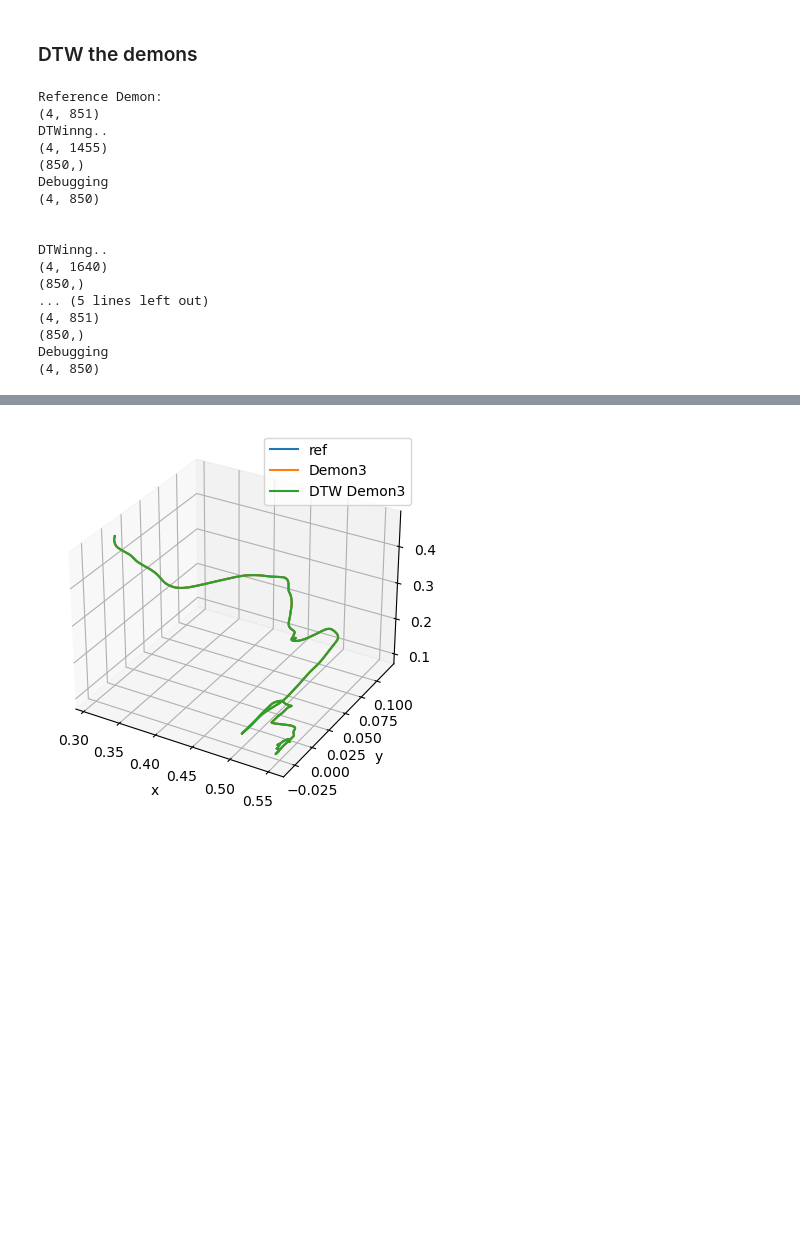
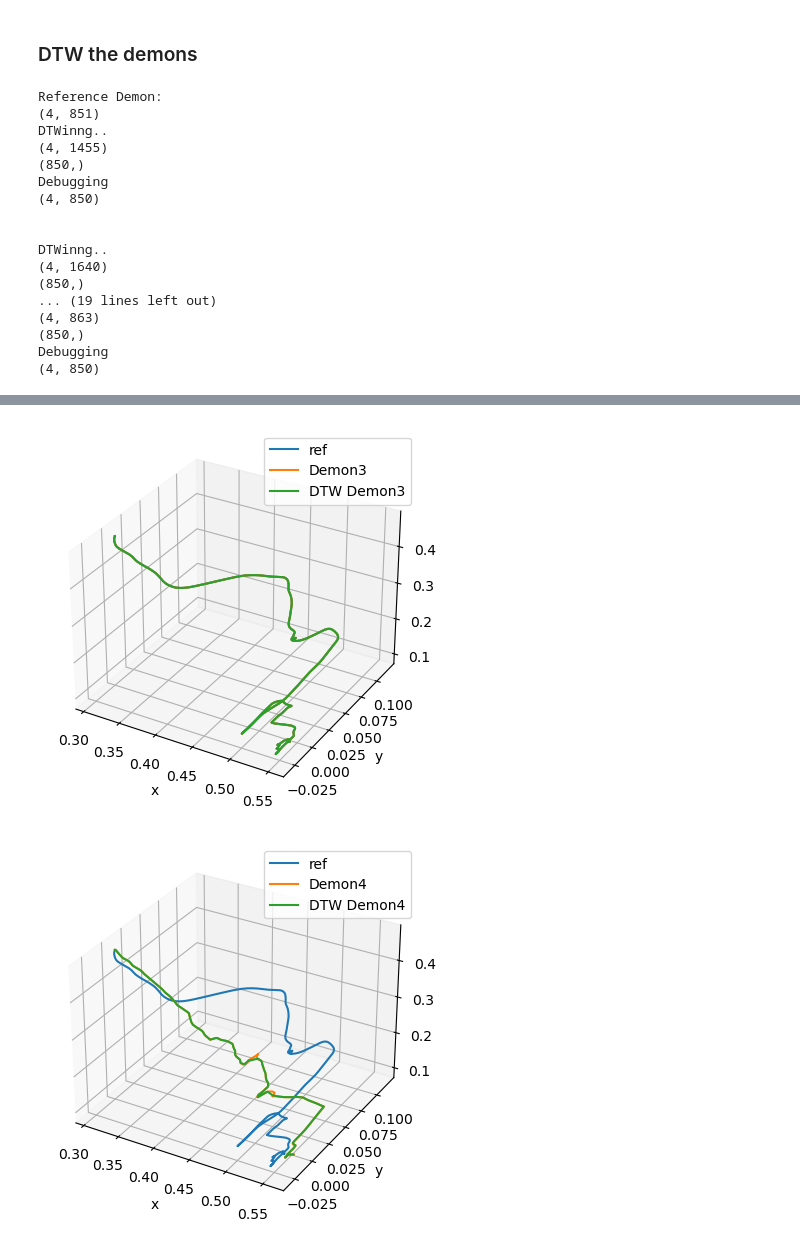
Before and after one commit to zizowasfy/TP-GMM, a Jupyter notebook: scripts/demons_to_samples.ipynb, the cells around one changed output, grey strips where cells are left out. Cells and saved outputs as stored; diff of their text form; code cells hidden in the pictures; blank space fills up the shorter version.

```diff
--- a/scripts/demons_to_samples.ipynb
+++ b/scripts/demons_to_samples.ipynb
@@ -6,14 +6,15 @@ import numpy as np
 import matplotlib.pyplot as plt
 from math import sqrt
 from sys import platform
+
 # from franka_msgs.msg import FrankaState
 
 print(platform)
 if platform == "linux":
     main_dir = "/home/zizo/Disassembly Teleop/"
-    TPGMM_dir = "/home/zizo/myGithubRepos/TP-GMM/data/"
+    TPGMM_dir = "/home/zizo/haptics-ctrl_ws/src/tp_gmm/data/"
 elif platform == "win32":
     main_dir = "C:/Users/AWasf/OneDrive/Desktop/PhD Lab Work/Disassembly-Teleop/"
-    TPGMM_dir = "C:/Users/AWasf/OneDrive/Desktop/PhD Lab Work/TP-GMM/data/"
+    TPGMM_dir = "C:/Users/AWasf/OneDrive/Desktop/PhD Lab Work/tp_gmm/data/"
 # %% [output]
 linux
@@ -19,0 +23,17 @@ linux
+# %%
+# Getting the task_name from tp-gmm.py
+import pickle
+
+with open('/home/zizo/haptics-ctrl_ws/src/tp_gmm/scripts/demons_info1.pkl', 'rb') as fp:
+    demons_info = pickle.load(fp)
+    print(demons_info)
+task_name = demons_info['task_name']
+print("task_name: ", task_name)
+
+#
+import os
+
+nbdemons = 0
+for filename in os.listdir(main_dir + "Demons/" + task_name + "/action"):
+    nbdemons += 1
+print("Number of Demons: ", nbdemons)
@@ -20,8 +44,9 @@ linux
 # %% [markdown]
 ### 3D
 # %%
-for d in range(1,4):
-    task_name = "Rcover"
+ref_demon = {'ref':'', 'ref_nbpoints': 100000, 'nbDemons': nbdemons} # Choosing the shortest demon to be the reference in DTW
+for d in range(1, nbdemons+1):
+    # task_name = "Rcover"
     task_num = str(d)
 
     demon_bag = rosbag.Bag(main_dir + "Demons/" + task_name + "/action/Franka_Stage2_" + task_name + "_action_Demon" + task_num + ".bag", 'r')
@@ -56,6 +81,9 @@ for d in range(1,4):
         msg_count += 1
     demon_bag.close()
     print("Number of data points in Demo {}: {}".format(task_num, msg_count))
+    if (msg_count < ref_demon['ref_nbpoints']):
+        ref_demon["ref"] = "Demon" + str(d)
+        ref_demon["ref_nbpoints"] = msg_count
 
     # Filling in b matrix & A matrix for frame 1
     conc_arr_frame1_b = np.ones((4, msg_count)) * arr_frame1_b
@@ -97,6 +125,11 @@ for d in range(1,4):
         data = f.read(); data = data.replace(' ', ',')
     with open(r"{}".format(TPGMM_dir) + "Demon" + task_num + "_sample_frame2_A.txt", 'w') as f:
         f.write(data)
+
+print("Reference Demon:")
+print(ref_demon)
+with open('/home/zizo/haptics-ctrl_ws/src/tp_gmm/scripts/demons_info2.pkl', 'wb') as fp:
+    pickle.dump(ref_demon, fp)
 # %% [output]
 Number of data points in Demo 1: 1455
 Number of data points in Demo 2: 1640
@@ -109,11 +146,11 @@ Number of data points in Demo 3: 851
 from dtw import *
 
 print("Reference Demon:")
-ref_demon = str(3)
-ref_arr_Data = np.loadtxt(TPGMM_dir + "Demon" + ref_demon + "_sample_Data.txt", delimiter=',')
+ref_num = ref_demon['ref'][-1]
+ref_arr_Data = np.loadtxt(TPGMM_dir + "Demon" + ref_num + "_sample_Data.txt", delimiter=',')
 print(ref_arr_Data.shape)
 
-for d in range(1,4):
+for d in range(1,nbdemons+1):
     demon_num = str(d)
 
     print("DTWinng..")
@@ -143,32 +180,33 @@ for d in range(1,4):
     np.savetxt(TPGMM_dir + "Demon" + demon_num + "_sample_Data.txt", temp_arr_Data, fmt='%.5f')
     with open(r"{}".format(TPGMM_dir) + "Demon" + demon_num + "_sample_Data.txt", 'r') as f: # The 'r' before the directory name is to open the file as read-only
         data = f.read(); data = data.replace(' ', ',')
     with open(r"{}".format(TPGMM_dir) + "Demon" + demon_num + "_sample_Data.txt", 'w') as f:
         f.write(data)
 
     ## Only for debuggin to check the txt file shape
     print("Debugging")
     temp_arr_Data = np.loadtxt(TPGMM_dir + "Demon" + demon_num + "_sample_Data.txt", delimiter=',')
     print(temp_arr_Data.shape)
     print("\n")
 # %% [output]
 Reference Demon:
 (4, 851)
 DTWinng..
 (4, 1455)
 (850,)
 Debugging
 (4, 850)
 
 
 DTWinng..
 (4, 1640)
 (850,)
-... (5 lines left out)
-(4, 851)
+... (19 lines left out)
+(4, 863)
 (850,)
 Debugging
 (4, 850)
 [figure]
 [figure]
 [figure]
+[figure, added]
```
Also changed, not shown: parts of 4 cells of this notebook, 17 other files.
